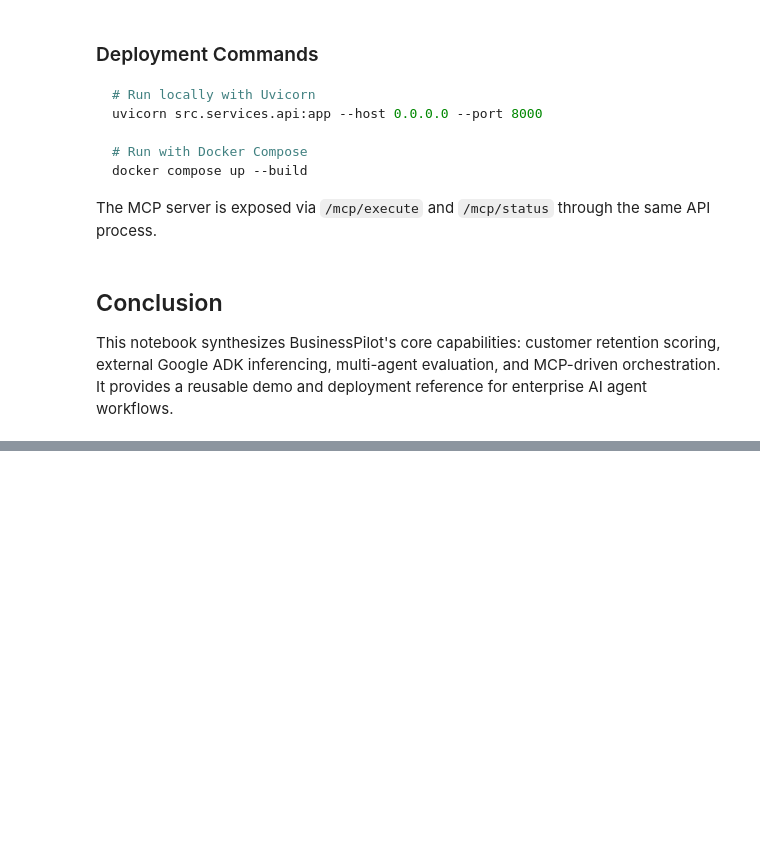
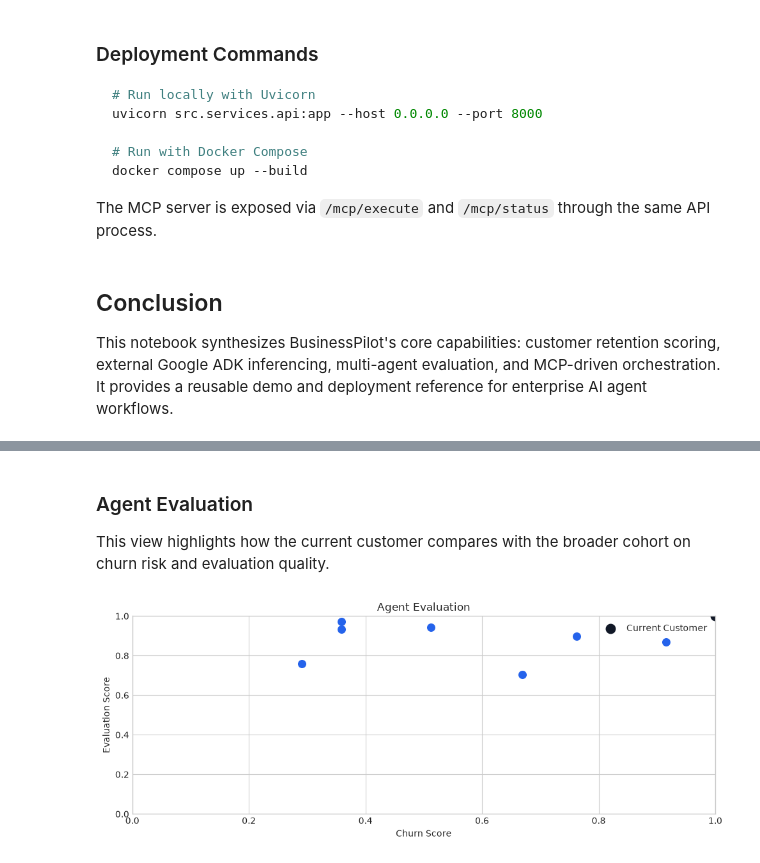
Before and after one commit to jcdumlao14/ai-agents-vibe-capstone, a Jupyter notebook: BusinessPilot_Notebook.ipynb, the cells around one changed output, grey strips where cells are left out. Cells and saved outputs as stored; diff of their text form; code cells hidden in the pictures; blank space fills up the shorter version.

```diff
--- a/BusinessPilot_Notebook.ipynb
+++ b/BusinessPilot_Notebook.ipynb
@@ -295,0 +257,17 @@ else:
+# %% [markdown]
+### Agent Evaluation
+This view highlights how the current customer compares with the broader cohort on churn risk and evaluation quality.
+# %%
+fig, ax = plt.subplots(figsize=(10, 4))
+ax.scatter(shared_df["churn_score"], shared_df["evaluation_score"], color="#2563eb", s=70)
+ax.scatter([result.get("churn_score", 0.72)], [result.get("evaluation", {}).get("evaluation_score", 0.84)], color="#111827", s=110, label="Current Customer")
+ax.set_title("Agent Evaluation")
+ax.set_xlabel("Churn Score")
+ax.set_ylabel("Evaluation Score")
+ax.set_xlim(0, 1.0)
+ax.set_ylim(0, 1.0)
+ax.legend()
+plt.tight_layout()
+plt.show()
+# %% [output]
+[figure, added]
```
Also changed, not shown: parts of 14 cells of this notebook, 20 other files.
